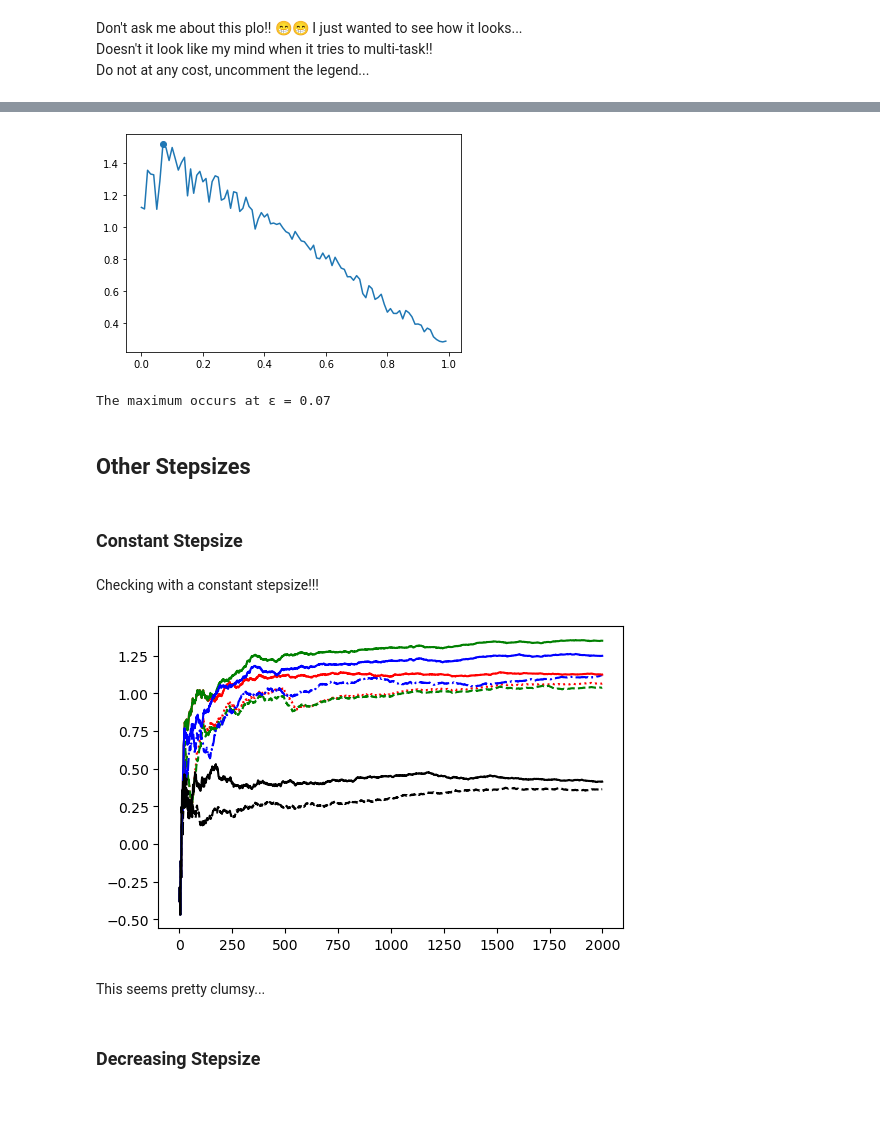
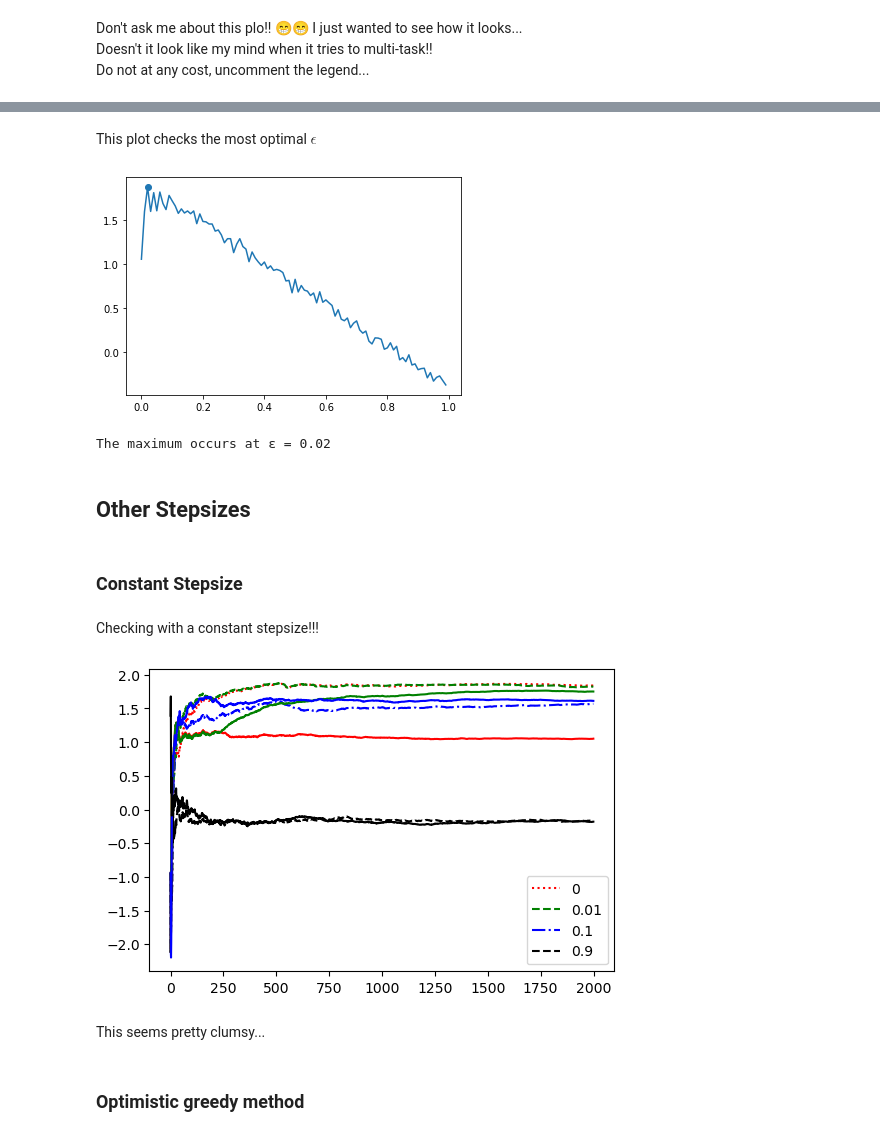
Before and after one commit to balaji1029/reinforcement-learning-sos, a Jupyter notebook: Multi-Armed Bandits.ipynb, the cells around one changed output, grey strips where cells are left out. Saved outputs shown, nothing was run; the diff lists cells and outputs as text; code cells hidden in the pictures; blank space fills up the shorter version.

```diff
--- a/Multi-Armed Bandits.ipynb
+++ b/Multi-Armed Bandits.ipynb
@@ -45,17 +45,18 @@ def run(eps):
     Q_t = [0,]*k
     freq = [0,]*k
     index = np.zeros(N)
-    for i in range(k):
-        A = i
-        index[i] = A
-        R = games[i][A]
-        reward[i] = reward[i-1] + R
-        Q_t[A] = R
-        freq[A] = 1
+#     for i in range(k):
+#         A = i
+#         index[i] = A
+#         R = games[i][A]
+#         reward[i] = reward[i-1] + R
+#         Q_t[A] = R
+#         freq[A] = 1
 #     print(Q_t)
-    for i in range(k, N):
+    for i in range(N):
         if np.random.random() > eps:
-            A = Q_t.index(max(Q_t))
+#             A = Q_t.index(max(Q_t))
+            A = np.argmax(Q_t)
     #         print(A)
             R = games[A][i]
             reward[i] = reward[i-1] + R
@@ -155,3 +164,5 @@ This plot checks the most optimal $\epsilon$
+# %% [markdown]
+This plot checks the most optimal $\epsilon$
 # %%
 plt.figure(100)
 plt.plot(l, opt)
@@ -159,14 +170,14 @@ plt.scatter([np.argmax(opt)*0.01], opt[np.argmax(opt)])
 plt.show()
 print(f'The maximum occurs at \u03b5 = {np.argmax(opt)*0.01}')
 # %% [output]
-[figure, old version]
+[figure, new version]
-The maximum occurs at ε = 0.07
+The maximum occurs at ε = 0.02
-# %% [markdown]
-## Other Stepsizes
-# %% [markdown]
-### Constant Stepsize
-# %% [markdown]
-Checking with a constant stepsize!!!
+# %% [markdown]
+## Other Stepsizes
+# %% [markdown]
+### Constant Stepsize
+# %% [markdown]
+Checking with a constant stepsize!!!
 # %%
 def run_with_step(eps, step):
     reward = np.zeros((N))
@@ -207,15 +218,15 @@ def check(step):
 # %%
 plt.figure(dpi=100)
 check(1)
 plt.plot(np.arange(N), run(0)/(np.arange(N)+1), color='red')
 plt.plot(np.arange(N), run(0.01)/(np.arange(N)+1), color='green')
 plt.plot(np.arange(N), run(0.1)/(np.arange(N)+1), color='blue')
 plt.plot(np.arange(N), run(0.9)/(np.arange(N)+1), color='black')
-# plt.legend([0, 0.01, 0.1, 0.9])
+plt.legend([0, 0.01, 0.1, 0.9])
 plt.show()
 # %% [output]
-[figure, old version]
+[figure, new version]
-# %% [markdown]
-This seems pretty clumsy...
-# %% [markdown]
-### Decreasing Stepsize
+# %% [markdown]
+This seems pretty clumsy...
+# %% [markdown]
+### Optimistic greedy method
```
Also changed, not shown: parts of 18 cells of this notebook.
